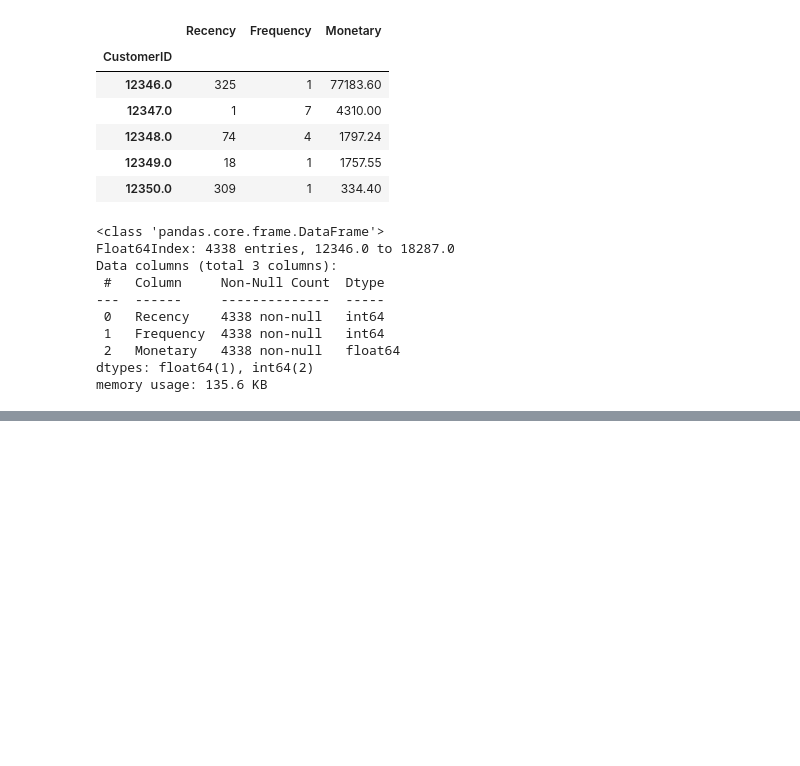
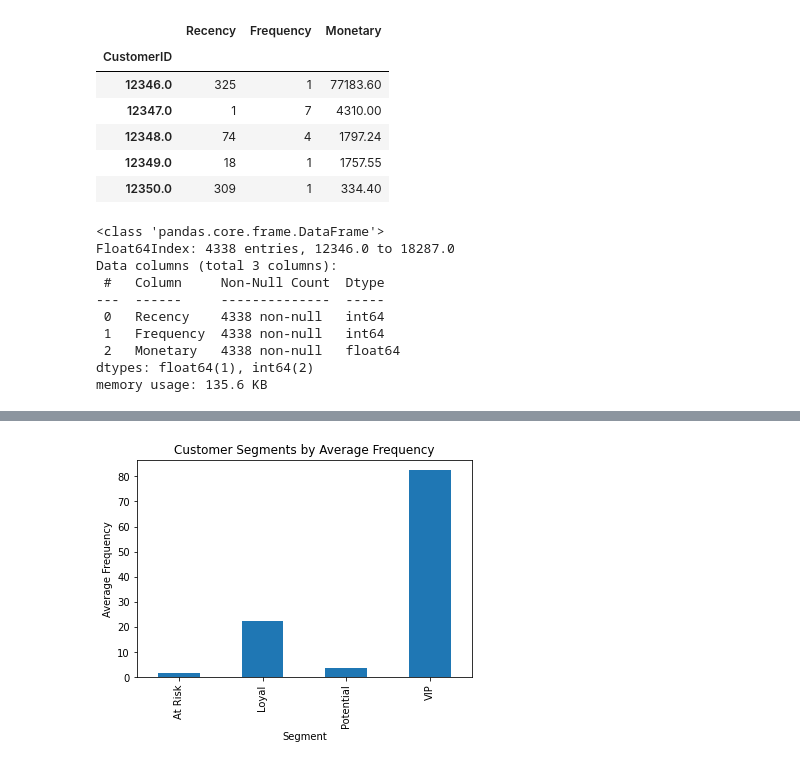
Before and after one commit to hellenmureithi/Customer-Segmentation-RFM-Analysis, a Jupyter notebook: index.ipynb, the cells around one changed output, grey strips where cells are left out. Cells and saved outputs as stored; diff of their text form; code cells hidden in the pictures; blank space fills up the shorter version.

```diff
--- a/index.ipynb
+++ b/index.ipynb
@@ -307,0 +462,9 @@ memory usage: 135.6 KB
+# %%
+rfm.groupby('Segment')['Frequency'].mean().plot(kind='bar')
+
+plt.title('Customer Segments by Average Frequency')
+plt.ylabel('Average Frequency')
+plt.xlabel('Segment')
+plt.show()
+# %% [output]
+[figure, added]
```
Also changed, not shown: parts of 20 cells of this notebook.
